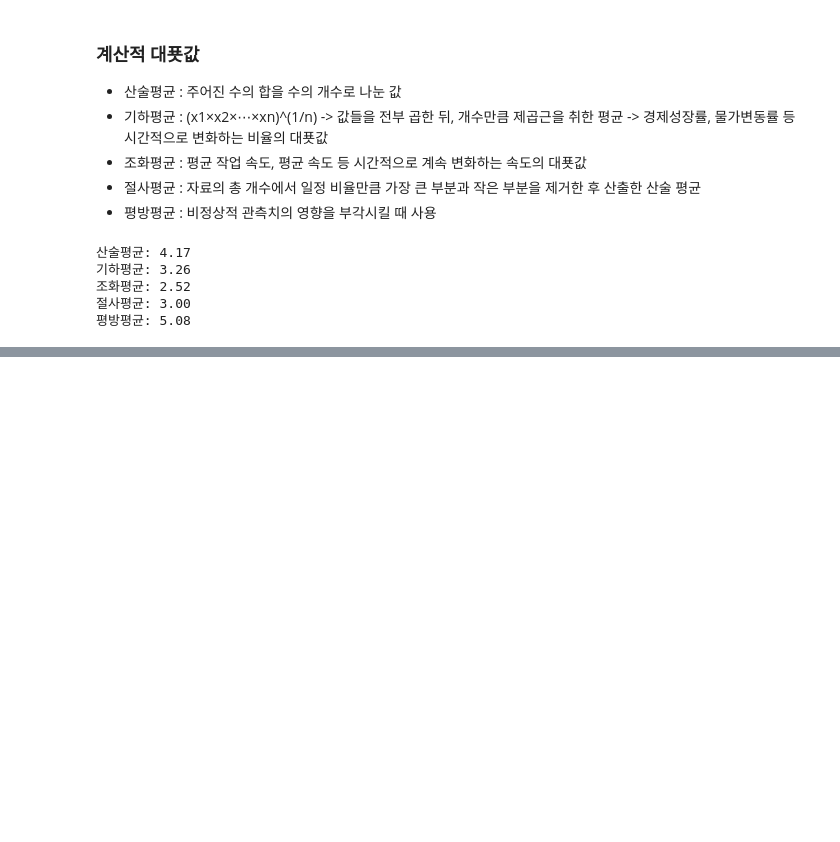
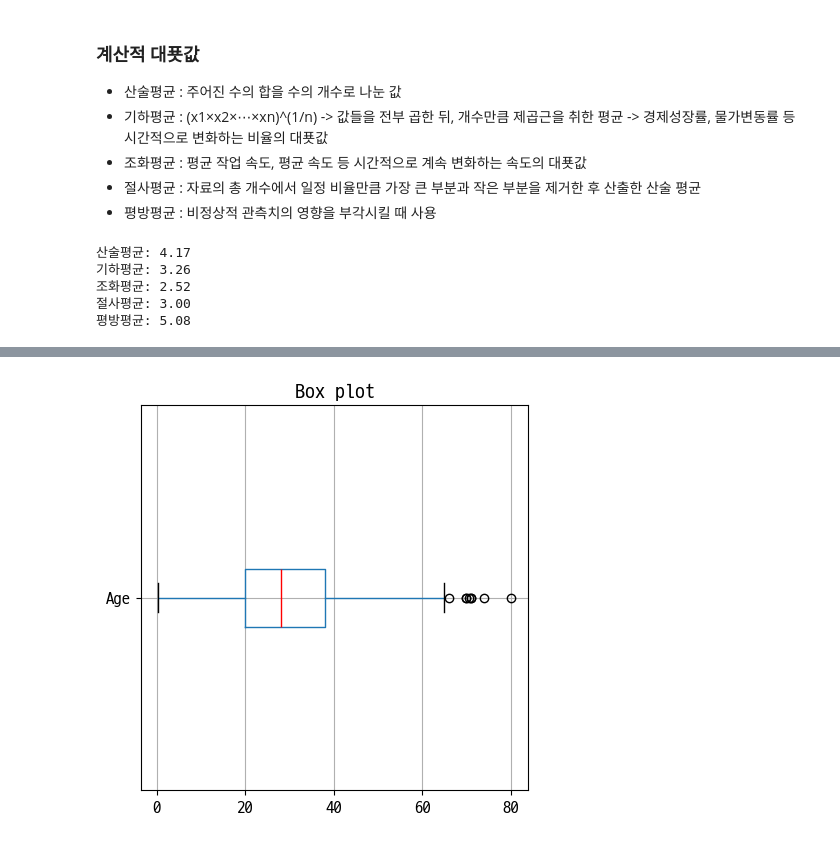
Before and after one commit to kkoldduck2/adp_practice, a Jupyter notebook: 2_EDA/1_EDA.ipynb, the cells around one changed output, grey strips where cells are left out. Cells and saved outputs as stored; diff of their text form; code cells hidden in the pictures; blank space fills up the shorter version.

```diff
--- a/2_EDA/1_EDA.ipynb
+++ b/2_EDA/1_EDA.ipynb
@@ -357,0 +472,14 @@ print("평방평균: {:.2f}".format(qm))
+# %%
+# 상자그림 : 5가지 요약 수치인 최솟값, 최댓값, 1,2,3사분위수를 통해 데이터의 산포도를 구체적으로 시각화한다.
+# 가운데 박스의 왼쪽변 : 1사분위 수
+# 가운데 선 : 2사분위수 (중위수)
+# 오른쪽 변이 3사분위수
+# 박스를 벗어난 양 옆의 수염이 각각 최솟값과 최댓값을 나타냄
+from matplotlib import pyplot as plt
+# vert=False는 수평, True는 수직 상자 그림, medianprops의 color는 중위수 색상
+titanic[['Age']].boxplot(vert=False, medianprops={'color': 'red'})
+plt.title('Box plot')
+plt.yticks(ticks=[1], labels=['Age'])  # y=1 위치에 있는 눈금의 이름을 "Age"로 바꿔라
+plt.show()
+# %% [output]
+[figure, added]
```
Also changed, not shown: parts of 17 cells of this notebook, 1 other file.
